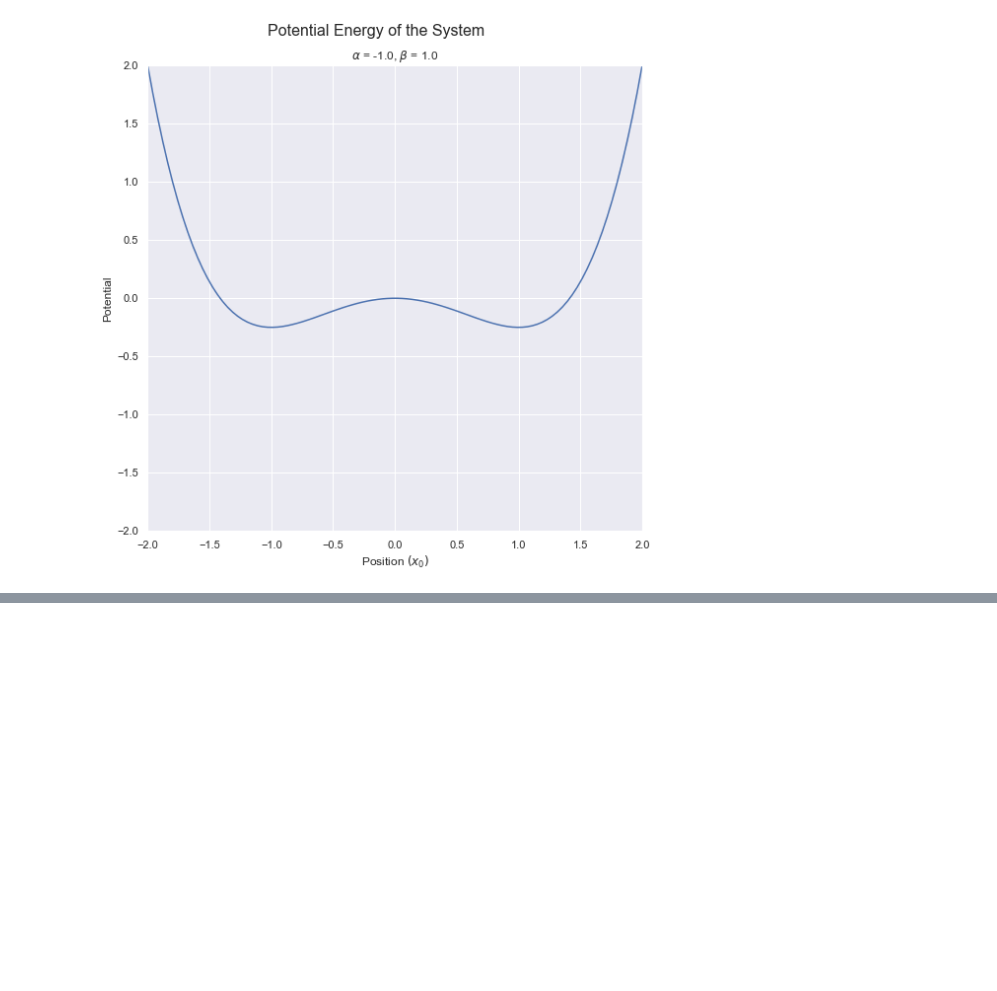
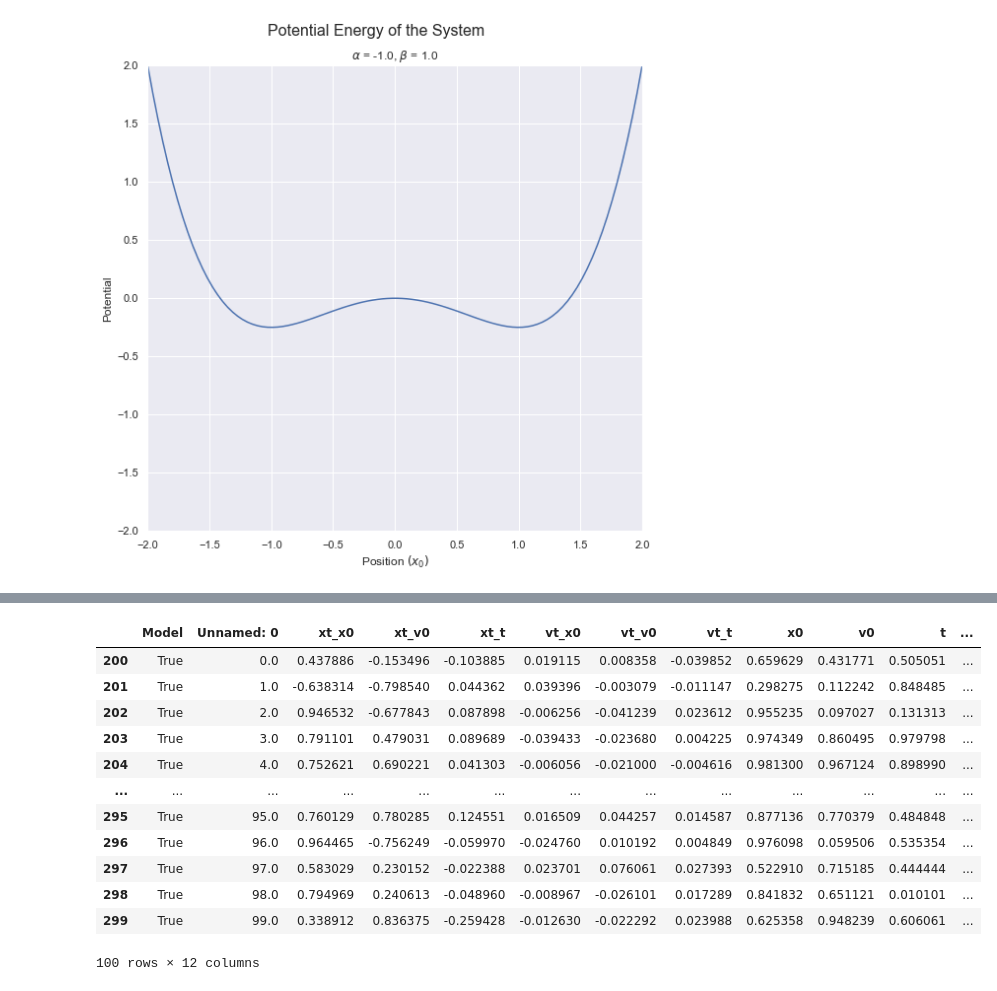
Before and after one commit to wgrosche/XAI, a Jupyter notebook: Plotting/Plotting_Notebook_all.ipynb, the cells around one changed output, grey strips where cells are left out. Saved outputs shown, nothing was run; the diff lists cells and outputs as text; code cells hidden in the pictures; blank space fills up the shorter version.

```diff
--- a/Plotting/Plotting_Notebook_all.ipynb
+++ b/Plotting/Plotting_Notebook_all.ipynb
@@ -299,0 +319,16 @@ for models_ in big_df['Model'].unique():
+# %%
+big_df.where(big_df['explainer']=='lime').where(big_df['Model']=='True').dropna()
+# %% [output]
+|  | Model | Unnamed: 0 | xt_x0 | xt_v0 | xt_t | vt_x0 | vt_v0 | vt_t | x0 | v0 | t | ... |
+| 200 | True | 0.0 | 0.437886 | -0.153496 | -0.103885 | 0.019115 | 0.008358 | -0.039852 | 0.659629 | 0.431771 | 0.505051 | ... |
+| 201 | True | 1.0 | -0.638314 | -0.798540 | 0.044362 | 0.039396 | -0.003079 | -0.011147 | 0.298275 | 0.112242 | 0.848485 | ... |
+| 202 | True | 2.0 | 0.946532 | -0.677843 | 0.087898 | -0.006256 | -0.041239 | 0.023612 | 0.955235 | 0.097027 | 0.131313 | ... |
+| 203 | True | 3.0 | 0.791101 | 0.479031 | 0.089689 | -0.039433 | -0.023680 | 0.004225 | 0.974349 | 0.860495 | 0.979798 | ... |
+| 204 | True | 4.0 | 0.752621 | 0.690221 | 0.041303 | -0.006056 | -0.021000 | -0.004616 | 0.981300 | 0.967124 | 0.898990 | ... |
+| ... | ... | ... | ... | ... | ... | ... | ... | ... | ... | ... | ... | ... |
+| 295 | True | 95.0 | 0.760129 | 0.780285 | 0.124551 | 0.016509 | 0.044257 | 0.014587 | 0.877136 | 0.770379 | 0.484848 | ... |
+| 296 | True | 96.0 | 0.964465 | -0.756249 | -0.059970 | -0.024760 | 0.010192 | 0.004849 | 0.976098 | 0.059506 | 0.535354 | ... |
+| 297 | True | 97.0 | 0.583029 | 0.230152 | -0.022388 | 0.023701 | 0.076061 | 0.027393 | 0.522910 | 0.715185 | 0.444444 | ... |
+| 298 | True | 98.0 | 0.794969 | 0.240613 | -0.048960 | -0.008967 | -0.026101 | 0.017289 | 0.841832 | 0.651121 | 0.010101 | ... |
+| 299 | True | 99.0 | 0.338912 | 0.836375 | -0.259428 | -0.012630 | -0.022292 | 0.023988 | 0.625358 | 0.948239 | 0.606061 | ... |
+100 rows × 12 columns
```
Also changed, not shown: parts of 17 cells of this notebook, 3 other files.
